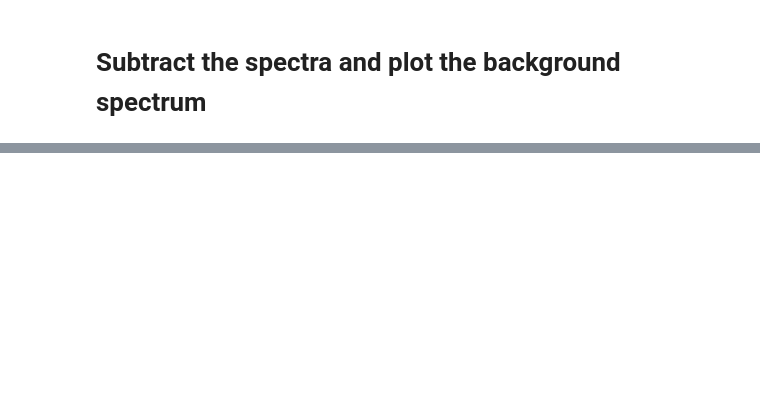
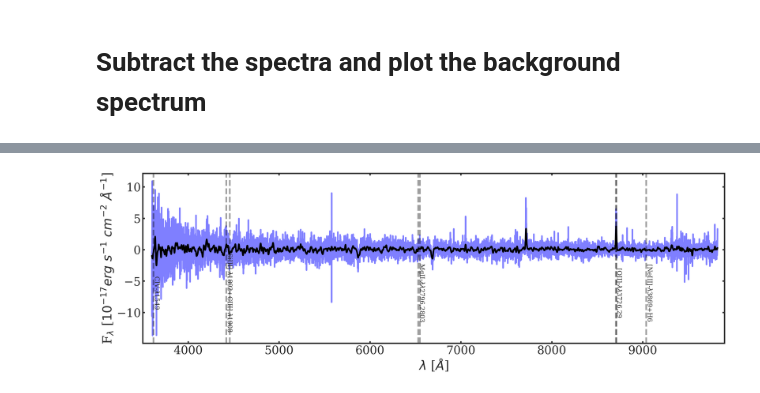
Before and after one commit to moustakas/fastspecfit-projects, a Jupyter notebook: speclens/plotSeparatedSpectra.ipynb, the cells around one changed output, grey strips where cells are left out. Cells and saved outputs as stored; diff of their text form; code cells hidden in the pictures; blank space fills up the shorter version.

```diff
--- a/speclens/plotSeparatedSpectra.ipynb
+++ b/speclens/plotSeparatedSpectra.ipynb
@@ -71,41 +71,6 @@ def getFastspecModel(fastfile):
     modelflux = np.sum(models, axis=1).flatten()
 
     return modelwave, modelflux, modelmeta
-# %%
-def plotDesiSpectra(coaddSpec, smooth=True, ax=None, emline=False, z=0, **kwargs):
-    '''
-    Plots desi spectra from a coadd file
-
-    coaddSpec [Spectra] : desispec Spectra object to plot, must provide if coaddSpec isn't provided
-    smooth [bool] : if set to True, overplot the smooth spectrum
-    ax [Matplotlib Axes] : Matplotlib Axes object to plot on, optional, if not provided, a new one will be created
-    emline [bool] : if set to True, overplot common strong emission lines
-    z [float] : redshift of galaxy with the emission lines to overplot, default=0
-    '''
-    from astropy.convolution import convolve, Gaussian1DKernel
-
-    if not ax:
-        fig, ax = plt.subplots(figsize = (20, 6))
-
-    colors = ['b', 'g', 'r']
-    for band, color in zip(coaddSpec.bands, colors):
-        # Plot the spectrum from each arm (B,R,Z) in blue, green, red
-        ax.plot(coaddSpec.wave[band], coaddSpec.flux[band][0], color = color, alpha = 0.5)
-
-        if smooth:
-            # Over-plotting smoothed spectra in black for all the three arms
-            ax.plot(coaddSpec.wave[band], convolve(coaddSpec.flux[band][0], Gaussian1DKernel(5)), color = 'k')
-
-    if emline:
-        emlines = Table.read('emlines.ecsv', format='ascii.ecsv')
-        emlines = emlines[emlines['amp'] >= 1]
-        for row in emlines:
-            obsWave = (1+z) * row['restwave']
-            ax.axvline(obsWave, color='k', linestyle='--', alpha=0.4)
-
-    ax.set_xlim([3500, 9900])
-    ax.set_xlabel('$\lambda$ [$\AA$]')
-    ax.set_ylabel('F$_{\lambda}$ [$10^{-17} erg\ s^{-1}\ cm^{-2}\ \AA^{-1}$]')
 # %%
 def plotFastspecModel(fastWave, fastFlux, coaddSpec, ax=None):
     '''
@@ -309,0 +348,9 @@ target 0 id 39627794396741983 znum 0 GALAXY z=0.739
+# %%
+row = 1
+
+rrDetails = Table.read(details)
+plotDesiSpectra(sourceSpec, emline=True, z=rrDetails['z'][row])
+
+#rrDetails
+# %% [output]
+[figure, added]
```
Also changed, not shown: parts of 11 cells of this notebook, 5 other files.
